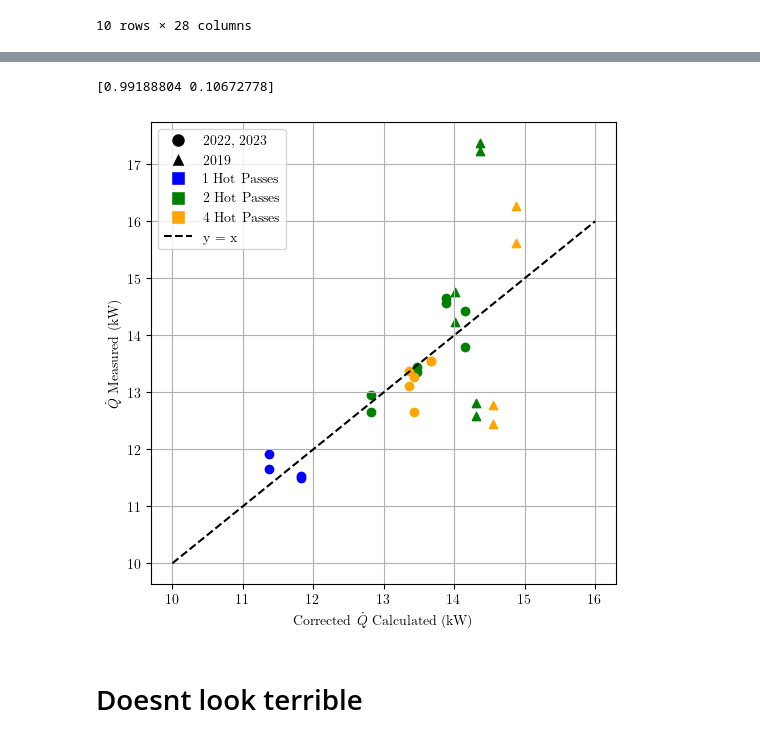
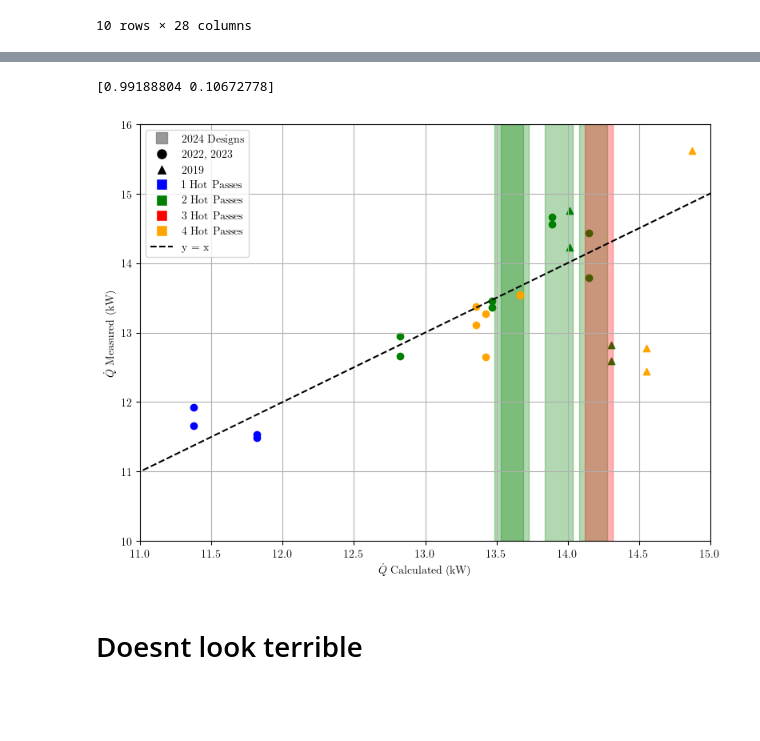
Before and after one commit to lpender3672/shell_tube_heat_exchanger, a Jupyter notebook: src/analysis.ipynb, the cells around one changed output, grey strips where cells are left out. Saved outputs shown, nothing was run; the diff lists cells and outputs as text; code cells hidden in the pictures; blank space fills up the shorter version.

```diff
--- a/src/analysis.ipynb
+++ b/src/analysis.ipynb
@@ -8,7 +8,7 @@ import numpy as np
 import matplotlib.pyplot as plt
 
 # increase figure size
-plt.rcParams["figure.figsize"] = (6, 6)
+plt.rcParams["figure.figsize"] = (8, 6)
 plt.rcParams["text.usetex"] = True
 plt.rcParams["font.family"] = "serif"
 plt.rcParams['figure.facecolor'] = 'white'
@@ -125,3 +125,7 @@ The correlation coefficient is:  0.9177171466551675
+# %%
+df2024 = pd.read_csv('2024designs.csv')
+
+Qdots2024, effs2024, mdot_colds2024, mdot_hots2024, hot_passes2024, cold_passes2024 = comptute_designs(df2024)
 # %%
 # plot Qdot calculated vs Qdot measured
 
@@ -129,40 +133,48 @@ lin = np.linspace(10, 16, 100)
 
 Qdot_meas = df["Qcorr"]
 uQdot_meas = udf["Qcorr"]
 
 plt.figure()
-cols = {1 : "blue", 2 : "green", 4 : "orange"}
+cols = {1 : "blue", 2 : "green", 3 : "red", 4 : "orange"}
 marks = ["2022, 2023", "2019"]
-for p in [1, 2, 4]:
+for p in [1, 2, 3, 4]:
     plt.scatter(Qdots[hot_passes == p] / 1e3, Qdot_meas[hot_passes == p], c = cols[p])
     plt.scatter(uQdots[u_hot_passes == p] / 1e3, uQdot_meas[u_hot_passes == p], marker="^", c = cols[p])
+
+    Qdots2024_p = Qdots2024[hot_passes2024 == p] / 1e3
+    for i, qdoti in enumerate(Qdots2024_p):
+        plt.fill_betweenx([10,16], qdoti - 0.1, qdoti + 0.1, color=cols[p], alpha=0.3)
 
 plt.plot(lin, lin, linestyle="--", color="black")
 # colorbar
 
 marker_labels = [plt.Line2D([0], [0], marker=marker, color='w', label=marks[i],
                               markerfacecolor='k', markersize=10) for i, marker in enumerate(["o", "^"])]
+shaded_area_label = plt.Line2D([0], [0], color='grey', label='2024', marker='s', markersize=10, alpha=0.8, linewidth = 0)
 colour_labels = [plt.Line2D([0], [0], marker='s', color='w', label=f'{p} Hot Passes',
-                              markerfacecolor=cols[p], markersize=10) for p in [1, 2, 4]]
+                              markerfacecolor=cols[p], markersize=10) for p in [1, 2, 3, 4]]
 xy_label = plt.Line2D([0], [0], linestyle="--", color='black', label='y = x')
 
-legend_elements = marker_labels + colour_labels + [xy_label]
+legend_elements =  [shaded_area_label] + marker_labels + colour_labels + [xy_label]
 
 qdot_fit = np.polyfit(Qdots / 1e3, Qdot_meas, 1)
 qdot_fit_fn = np.poly1d(qdot_fit)
 print(qdot_fit)
 #plt.plot(lin, qdot_fit_fn(lin), label=f"y = {qdot_fit[0]:.2f}x + {qdot_fit[1]:.2f}")
 
-plt.xlabel("Corrected $\dot{Q}$ Calculated (kW)")
+plt.xlabel("$\dot{Q}$ Calculated (kW)")
 plt.ylabel("$\dot{Q}$ Measured (kW)")
 #plt.title("$\dot{Q}$ calculated vs $\dot{Q}$ measured")
+plt.ylim(10, 16)
+plt.xlim(11, 15)
 plt.legend(handles=legend_elements)
 plt.grid()
 
-plt.savefig("Qdot_ccalc_vs_measured.png", dpi=300)
+plt.tight_layout()
+plt.savefig("Qdot_uncertainty_bands.png", dpi=300)
 # %% [output]
 [0.99188804 0.10672778]
-[figure, old version]
+[figure, new version]
 # %% [markdown]
 # Doesnt look terrible
 # %%
```
Also changed, not shown: parts of 6 cells of this notebook, 5 other files.
